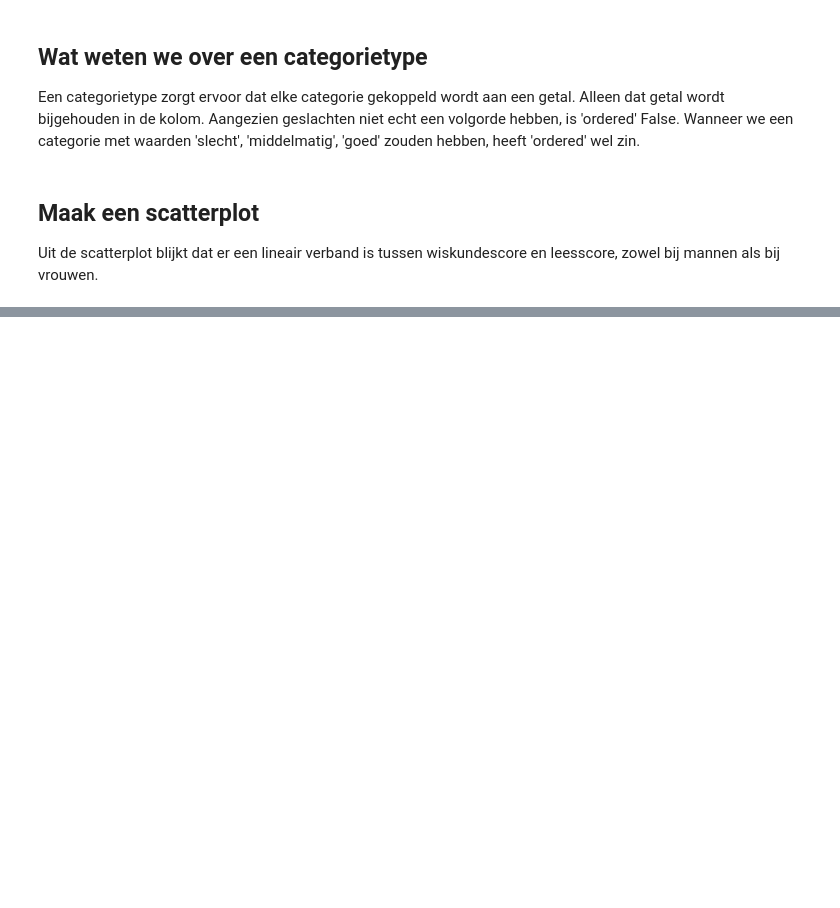
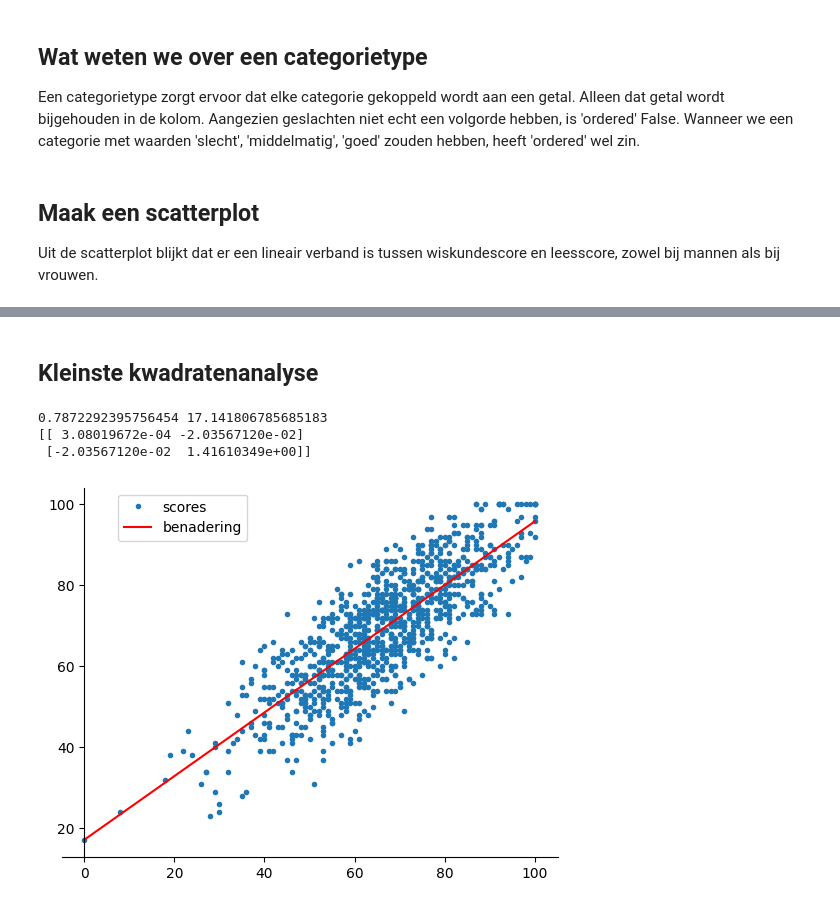
Before and after one commit to Jef-DS/matplotlib, a Jupyter notebook: matplotlib05.ipynb, the cells around one changed output, grey strips where cells are left out. Cells and saved outputs as stored; diff of their text form; code cells hidden in the pictures; blank space fills up the shorter version.

```diff
--- a/matplotlib05.ipynb
+++ b/matplotlib05.ipynb
@@ -90,0 +124,29 @@ plt.show()
+# %% [markdown]
+## Kleinste kwadratenanalyse
+# %%
+from scipy import optimize
+
+# We veronderstellen een lineair verband
+def lijn(x, a, b):
+    y = a * x + b
+    return y
+
+x = df["math score"].to_numpy()
+y = df["reading score"].to_numpy()
+(a, b), cov = optimize.curve_fit(lijn, xdata=x, ydata=y)
+print(a, b)
+print(cov)
+plt.plot(df["math score"], df["reading score"], linestyle="", marker=".", label="scores")
+x1, x2 = 0, 100
+y1 = lijn(x1, a, b)
+y2 = lijn(x2, a, b)
+plt.plot((x1, x2), (y1, y2), c='r', label="benadering")
+plt.gca().spines['left'].set_position('zero')
+plt.gca().spines[['right', 'top']].set_visible(False)
+plt.legend(loc='upper left', bbox_to_anchor=(0.1, 1))
+plt.show()
+# %% [output]
+0.7872292395756454 17.141806785685183
+[[ 3.08019672e-04 -2.03567120e-02]
+ [-2.03567120e-02  1.41610349e+00]]
+[figure, added]
```
Also changed, not shown: parts of 11 cells of this notebook.
